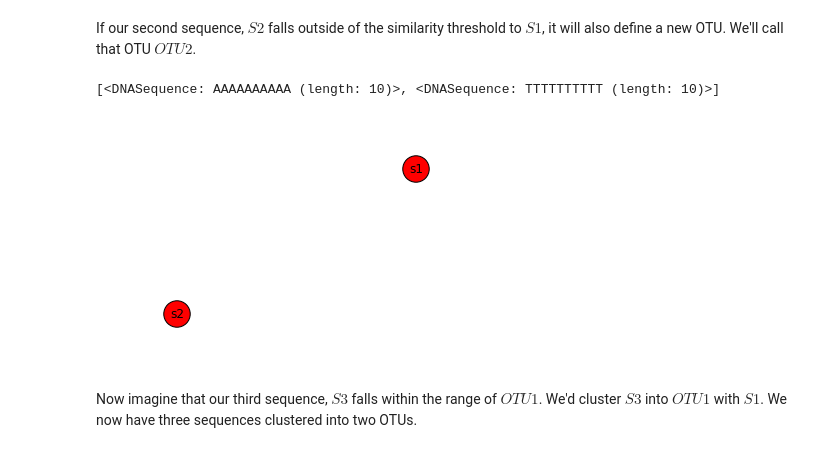
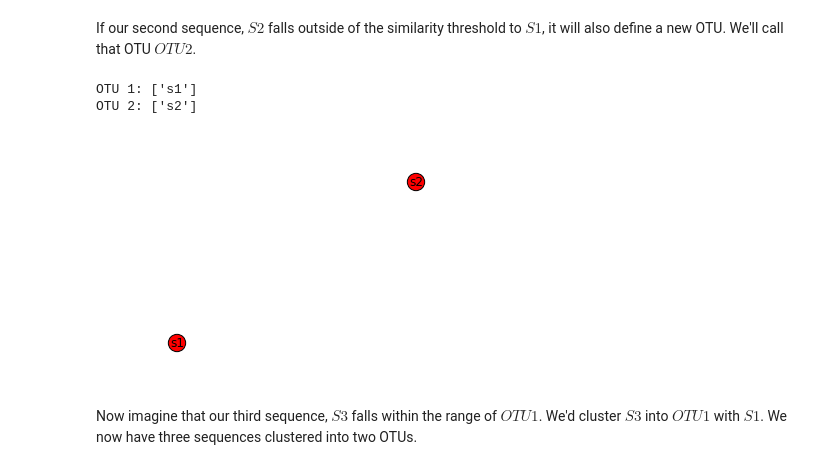
Before and after one commit to applied-bioinformatics/An-Introduction-To-Applied-Bioinformatics, a Jupyter notebook: fundamentals/sequence-mapping-and-clustering.ipynb, the cells around one changed output. Saved outputs shown, nothing was run; the diff lists cells and outputs as text; code cells hidden in the pictures.

```diff
--- a/fundamentals/sequence-mapping-and-clustering.ipynb
+++ b/fundamentals/sequence-mapping-and-clustering.ipynb
@@ -82,21 +80,16 @@ print(seqs_16s.sequence_count())
 # %%
-def get_edge_widths(G, num_bins=3, min_width=1):
-    if G.number_of_edges() < 2:
-        result = [1] * G.number_of_edges()
-    else:
-        result = pd.qcut([u.distance(v) for (u,v) in G.edges()],
-                         num_bins,
-                         labels=range(min_width,min_width+num_bins))
-    return result
-
-def draw_network(G, print_clusters=True):
-    pos=nx.spring_layout(G)
-    nx.draw_networkx_nodes(G, pos, node_size=700)
-    if G.number_of_edges() > 0:
-        nx.draw_networkx_edges(G, pos, width=get_edge_widths(G))
-    nx.draw_networkx_labels(G, pos, labels={d:d.id for d in G.nodes()})
-    _ = plt.axis('off')
-    if print_clusters: print(G.nodes())
+def show_clusters(clusters, print_clusters=True, plot_clusters=True, plot_labels=False):
+    G = nx.Graph()
+    for c in clusters:
+        G = nx.union(G, c)
+        if print_clusters: print("%s: %s" % (c.graph['id'], [s.id for s in c.nodes()]))
+    if plot_clusters:
+        pos=nx.spring_layout(G)
+        nx.draw_networkx_nodes(G, pos)
+        if G.number_of_edges() > 0:
+            nx.draw_networkx_edges(G, pos)
+        if plot_labels: nx.draw_networkx_labels(G, pos, labels={d:d.id for d in G.nodes()})
+        _ = plt.axis('off')
 # %% [markdown]
 ### Furthest neighbor clustering
 # %% [markdown]
@@ -110,7 +103,8 @@ Here's what that process would look like for six sequences.
 
 Our first sequence, $S1$, will define a new OTU. We'll call that OTU $OTU1$. We'll start building a mapping of OTUs to the sequences they contain:
 # %%
-G=nx.Graph()
+clusters = []
+G=nx.Graph(id="OTU 1")
 s1 = DNA('AAAAAAAAAA', 's1')
 G.add_node(s1)
-draw_network(G)
+clusters.append(G)
@@ -121,11 +112,14 @@ draw_network(G)
 If our second sequence, $S2$ falls outside of the similarity threshold to $S1$, it will also define a new OTU. We'll call that OTU $OTU2$.
 # %%
 s2 = DNA('TTTTTTTTTT', 's2')
+G=nx.Graph(id="OTU 2")
 G.add_node(s2)
-draw_network(G)
+clusters.append(G)
+show_clusters(clusters, plot_labels=True)
 # %% [output]
-[<DNASequence: AAAAAAAAAA (length: 10)>, <DNASequence: TTTTTTTTTT (length: 10)>]
+OTU 1: ['s1']
+OTU 2: ['s2']
-[figure, old version]
+[figure, new version]
 # %% [markdown]
 Now imagine that our third sequence, $S3$ falls within the range of $OTU1$. We'd cluster $S3$ into $OTU1$ with $S1$. We now have three sequences clustered into two OTUs.
 # %%
```
Also changed, not shown: parts of 12 cells of this notebook.
